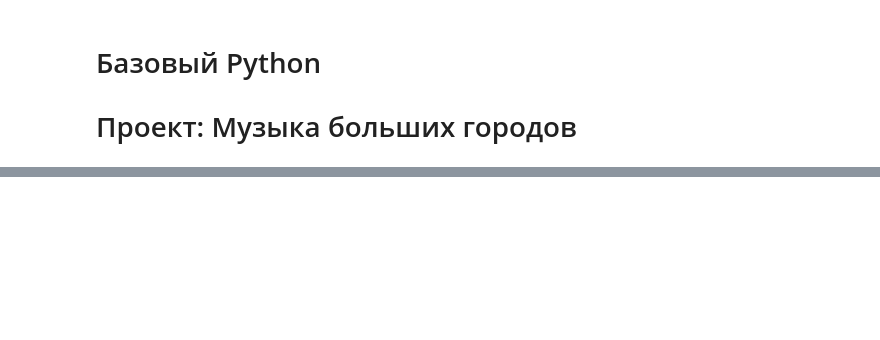
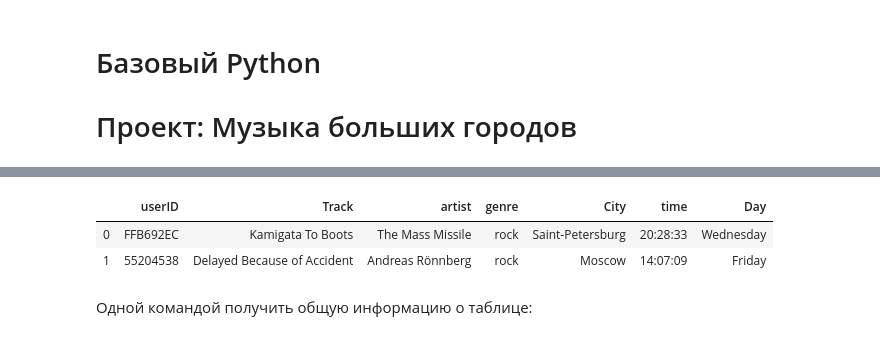
Before and after one commit to vagan-avagyan/yandex_practicum_ds, a Jupyter notebook: Projects. 1. Base Python.ipynb, the cells around one changed output, grey strips where cells are left out. Saved outputs shown, nothing was run; the diff lists cells and outputs as text; code cells hidden in the pictures; blank space fills up the shorter version.

```diff
--- a/Projects. 1. Base Python.ipynb
+++ b/Projects. 1. Base Python.ipynb
@@ -55,0 +90,12 @@
+# %%
+# КОД РЕВЬЮЕРА
+
+df.head(10)
+df.head(6)
+df.head(2)
+# %% [output]
+|  | userID | Track | artist | genre | City | time | Day |
+| 0 | FFB692EC | Kamigata To Boots | The Mass Missile | rock | Saint-Petersburg | 20:28:33 | Wednesday |
+| 1 | 55204538 | Delayed Because of Accident | Andreas Rönnberg | rock | Moscow | 14:07:09 | Friday |
+# %% [markdown]
+Одной командой получить общую информацию о таблице:
```
Also changed, not shown: parts of 95 cells of this notebook.
